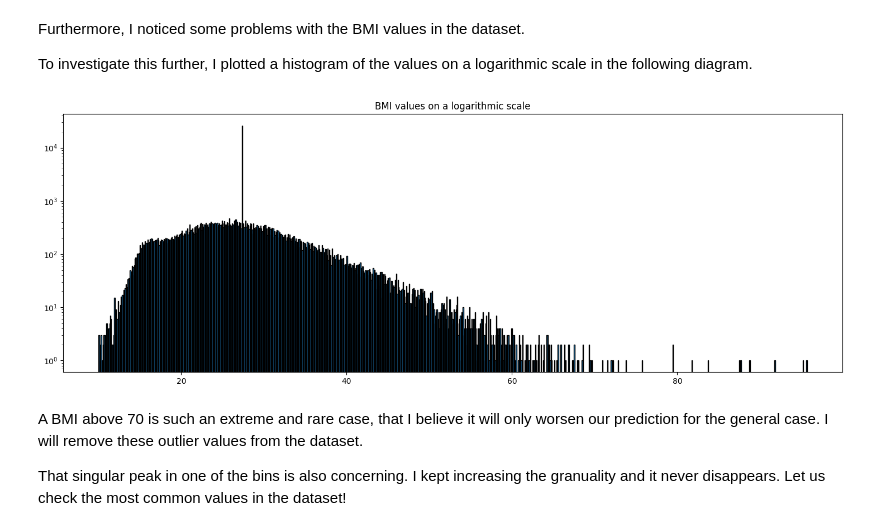
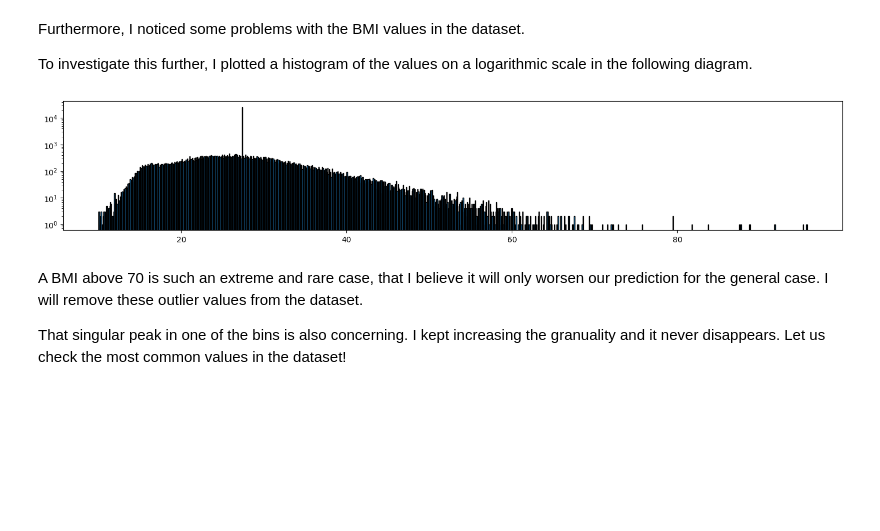
Before and after one commit to nemkin/matstat-diabetes, a Jupyter notebook: diabetes.ipynb, the cells around one changed output. Saved outputs shown, nothing was run; the diff lists cells and outputs as text; code cells hidden in the pictures; blank space fills up the shorter version.

```diff
--- a/diabetes.ipynb
+++ b/diabetes.ipynb
@@ -62,14 +62,11 @@ To investigate this further, I plotted a histogram of the values on a logarithmi
 # %%
 values = df_encoded['bmi']
 counts, bins, _ = plt.hist(values, bins=1000, edgecolor='black')
-
-plt.title("BMI values on a logarithmic scale")
 plt.yscale('log')
-
-plt.gcf().set_size_inches(18, 6)
+plt.gcf().set_size_inches(18, 3)
 plt.show()
 # %% [output]
-[figure, old version]
+[figure, new version]
 # %% [markdown]
 A BMI above 70 is such an extreme and rare case, that I believe it will only worsen our prediction for the general case. I will remove these outlier values from the dataset.
 
```
Also changed, not shown: parts of 1 cell of this notebook.
